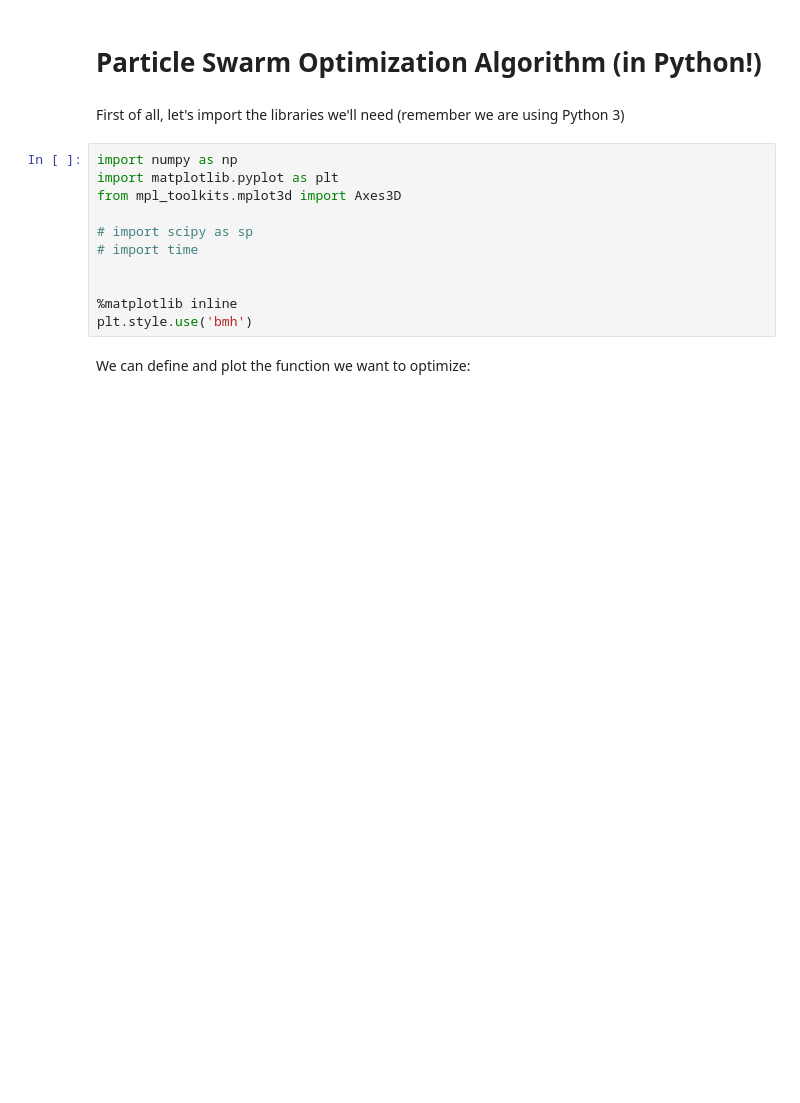
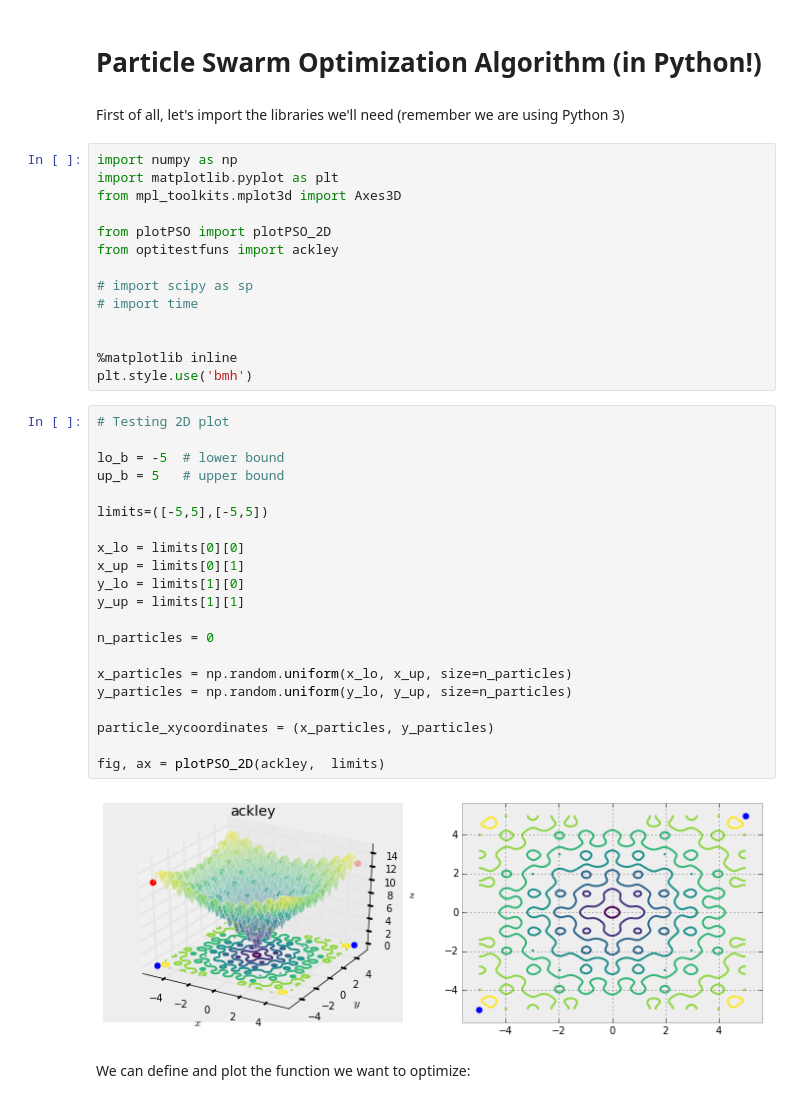
Before and after one commit to CAChemE/stochastic-optimization, a Jupyter notebook: PSO/2D/Python-algorithm-viz.ipynb, the cells around one changed output. Saved outputs shown, nothing was run; the diff lists cells and outputs as text; blank space fills up the shorter version.

Commit message:
improved 2d plot

```diff
--- a/PSO/2D/Python-algorithm-viz.ipynb
+++ b/PSO/2D/Python-algorithm-viz.ipynb
@@ -6,6 +6,9 @@ First of all, let's import the libraries we'll need (remember we are using Pytho
 import numpy as np
 import matplotlib.pyplot as plt
 from mpl_toolkits.mplot3d import Axes3D
+
+from plotPSO import plotPSO_2D
+from optitestfuns import ackley
 
 # import scipy as sp
 # import time
@@ -13,6 +16,29 @@ from mpl_toolkits.mplot3d import Axes3D
 
 %matplotlib inline
 plt.style.use('bmh')
+# %%
+# Testing 2D plot
+
+lo_b = -5  # lower bound
+up_b = 5   # upper bound
+
+limits=([-5,5],[-5,5])
+
+x_lo = limits[0][0]
+x_up = limits[0][1]
+y_lo = limits[1][0]
+y_up = limits[1][1]
+
+n_particles = 0
+
+x_particles = np.random.uniform(x_lo, x_up, size=n_particles)
+y_particles = np.random.uniform(y_lo, y_up, size=n_particles)
+
+particle_xycoordinates = (x_particles, y_particles)
+
+fig, ax = plotPSO_2D(ackley,  limits)
+# %% [output]
+[figure, added]
 # %% [markdown]
 We can define and plot the function we want to optimize:
 # %%
```
Also changed, not shown: parts of 3 cells of this notebook, 2 other files.
